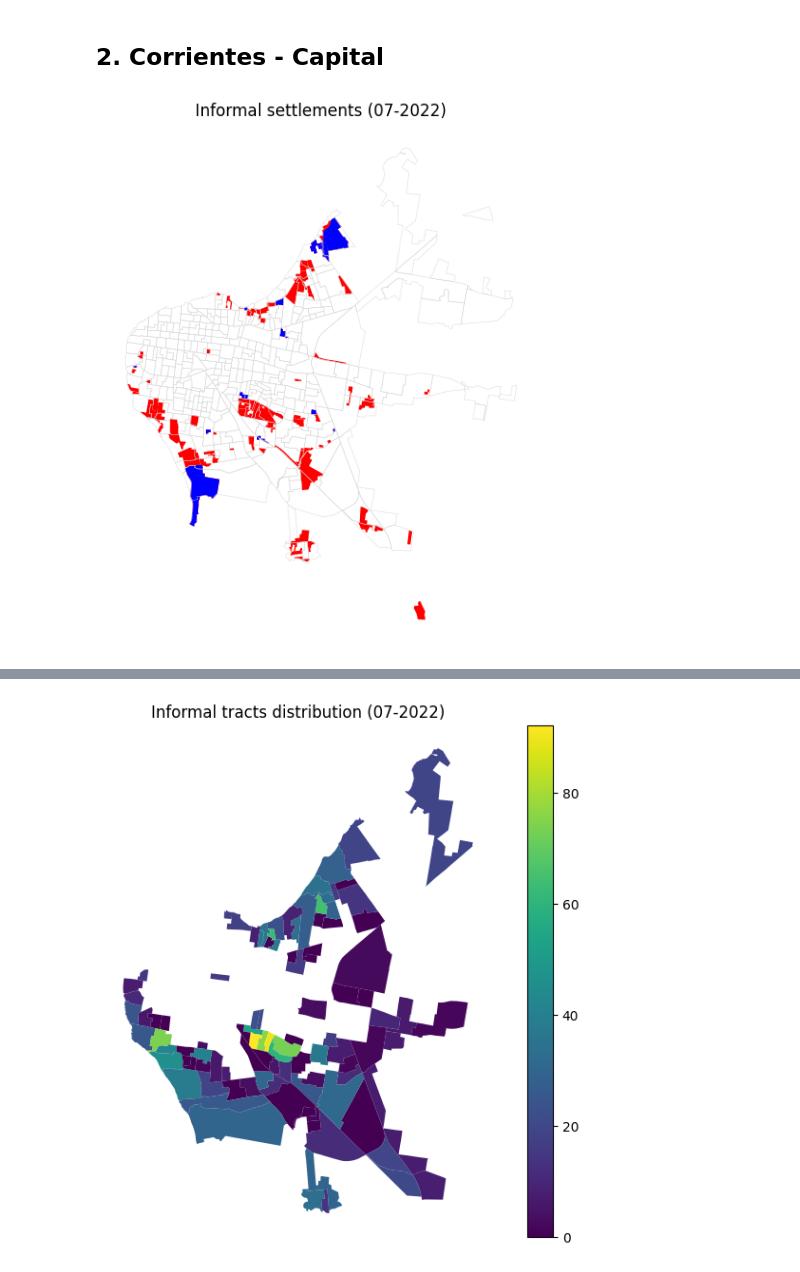
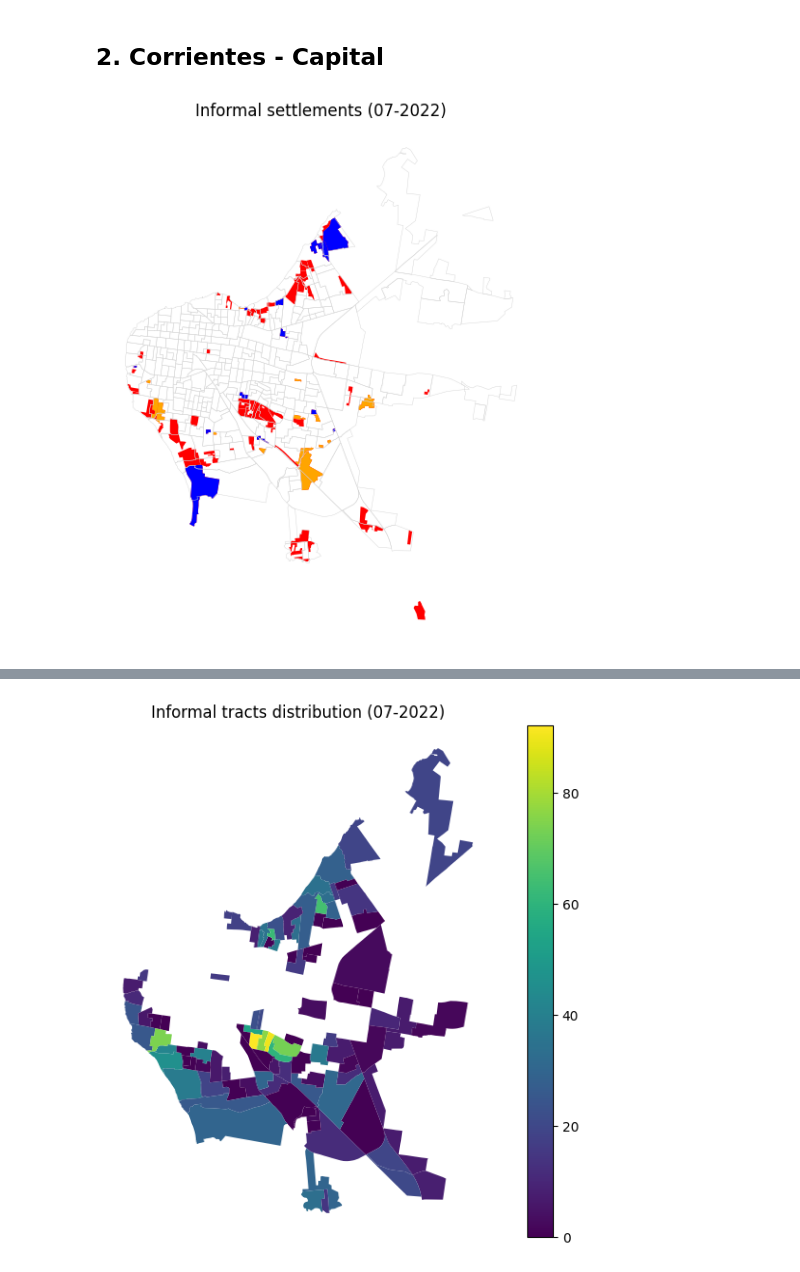
Before and after one commit to CEEU-lab/CENSAr, a Jupyter notebook: notebooks/03-tracts-overlays.ipynb, the cells around one changed output, grey strips where cells are left out. Drawn from its saved outputs; the diff is of its cells as text; code cells hidden in the pictures.

```diff
--- a/notebooks/03-tracts-overlays.ipynb
+++ b/notebooks/03-tracts-overlays.ipynb
@@ -105,11 +134,12 @@ inf_ctes = inf_gdf.loc[(inf_gdf['provincia'].isin(['Corrientes'])) &
 # %%
 f, ax = plt.subplots(figsize=(10,7))
 corrientes_2020.geometry.boundary.plot(ax=ax, linewidth=0.3, color='lightgrey')
 inf_ctes.plot(ax=ax, color='red')
 # los asentamientos creados a partir de la decada del 2000
 inf_ctes.loc[inf_ctes['decada_de_creacion']=='Década 2000'].plot(ax=ax, color='blue')
+inf_ctes.loc[inf_ctes['decada_de_creacion']=='Década 2010'].plot(ax=ax, color='orange')
 
 ax.set_title("Informal settlements (07-2022)")
 ax.set_axis_off();
 # %% [output]
-[figure, old version]
+[figure, new version]
```
Also changed, not shown: parts of 8 cells of this notebook.
